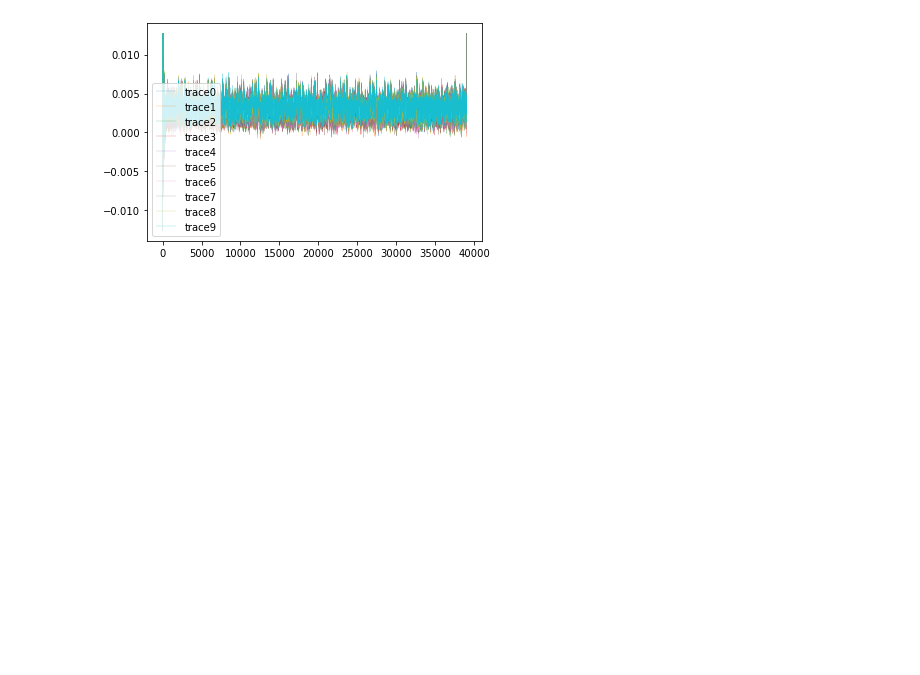
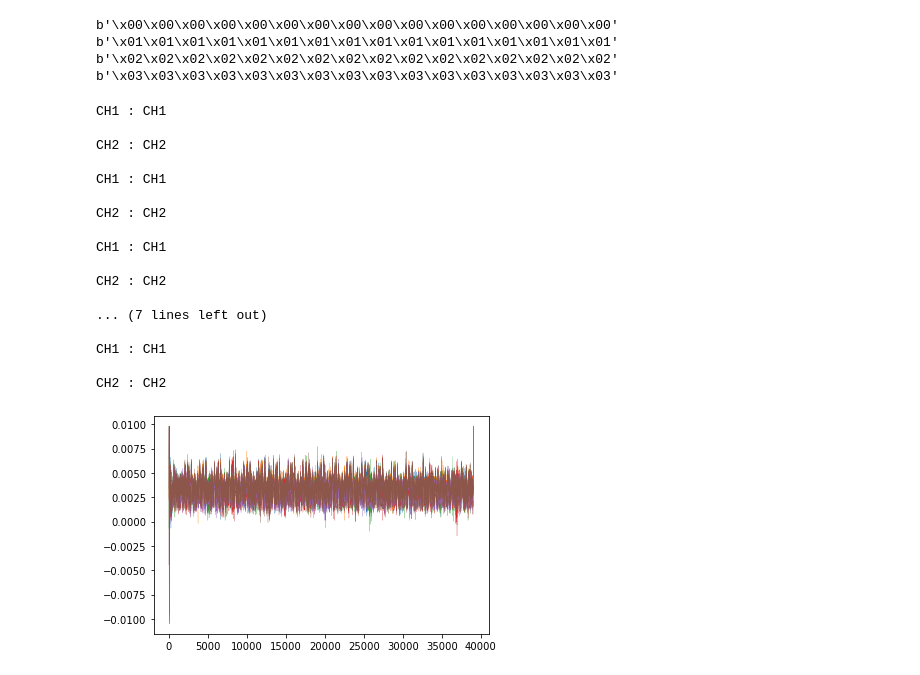
Before and after one commit to JB-Lee/CPA-with-ANN, a Jupyter notebook: src/arduino.ipynb, the cells around one changed output. Saved outputs shown, nothing was run; the diff lists cells and outputs as text; code cells hidden in the pictures; blank space fills up the shorter version.

```diff
--- a/src/arduino.ipynb
+++ b/src/arduino.ipynb
@@ -68,41 +76,62 @@ key = b'\x00' * 16
 
 aud = Arduino(port='COM3', timeout=3)
 # %%
-# aud.connect()
-#
-# for x in range(1):
-#     aud.initialize(bytes([x] * 16), key)
-#     aud.encrypt()
-#     aud.wait_encrypt_end()
-#     result = aud.finalize()
-#     print(result)
-#
-# aud.close()
+aud.connect()
+
+for x in range(4):
+    aud.initialize(bytes([x] * 16), key)
+    aud.encrypt()
+    aud.wait_encrypt_end()
+    result = aud.finalize()
+    print(result)
+
+aud.close()
+# %% [output]
+b'\x00\x00\x00\x00\x00\x00\x00\x00\x00\x00\x00\x00\x00\x00\x00\x00'
+b'\x01\x01\x01\x01\x01\x01\x01\x01\x01\x01\x01\x01\x01\x01\x01\x01'
+b'\x02\x02\x02\x02\x02\x02\x02\x02\x02\x02\x02\x02\x02\x02\x02\x02'
+b'\x03\x03\x03\x03\x03\x03\x03\x03\x03\x03\x03\x03\x03\x03\x03\x03'
 # %%
-%matplotlib inline
 
-import matplotlib.pyplot as plt
 
 main_trace = []
 
 aud.connect()
 
-for x in range(10):
-    aud.initialize(plain, bytes([1]*16))
-    aud.encrypt()
-    (main_volt, main_time), (trigger_volt, trigger_time) = sm.get_data(['CH1', 'CH2'])
-    aud.wait_encrypt_end()
-    result = aud.finalize()
-    main_trace.append(main_volt[trigger_volt > 3.04])
+for x in range(3):
+    for _ in range(2):
+        aud.initialize(plain, bytes([x]*16))
+        aud.encrypt()
+        (main_volt, main_time), (trigger_volt, trigger_time) = sm.get_data(['CH1', 'CH2'])
+        aud.wait_encrypt_end()
+        result = aud.finalize()
+        main_trace.append(main_volt[trigger_volt > 0.3])
 
 aud.close()
 
 for i, trace in enumerate(main_trace):
     plt.plot(trace, label=f'trace{i}')
 # plt.plot(trigger_volt, label='trigger')
 plt.show()
 # %% [output]
+CH1 : CH1
+
+CH2 : CH2
+
+CH1 : CH1
+
+CH2 : CH2
+
+CH1 : CH1
+
+CH2 : CH2
+
+... (7 lines left out)
+
+CH1 : CH1
+
+CH2 : CH2
-[figure, old version]
+[figure, new version]
 # %%
 
 # sample = main_volt * (trigger_volt > 3.04)
```
Also changed, not shown: parts of 15 cells of this notebook, 1 other file.
